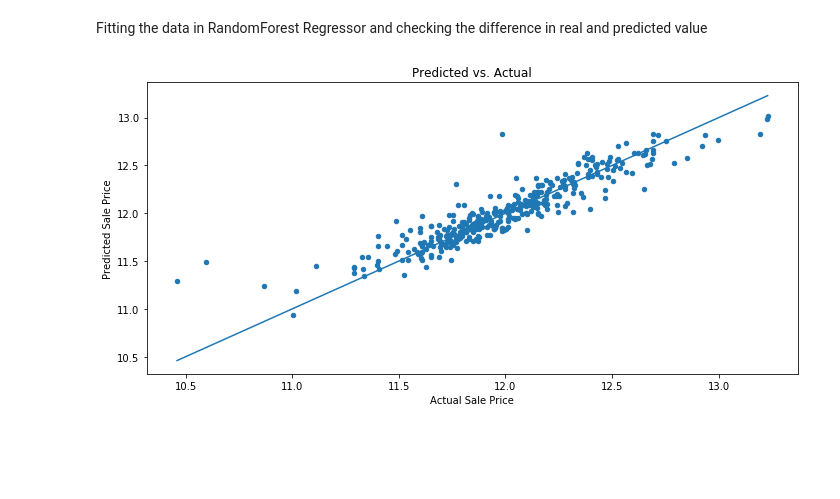
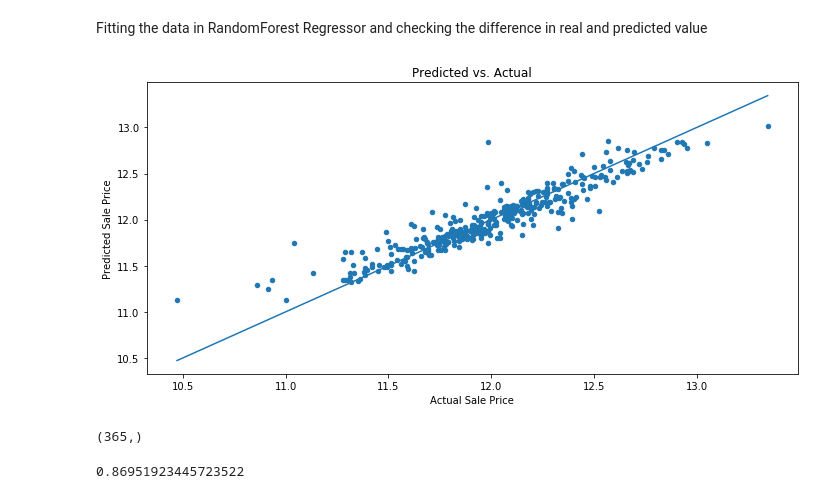
Before and after one commit to CpuKnows/CS-412-Class-Project, a Jupyter notebook: src/HousePrice_TreeBasedMethods.ipynb, the cells around one changed output. Drawn from its saved outputs; the diff is of its cells as text; code cells hidden in the pictures; blank space fills up the shorter version.

Commit message:
Random forest regression

```diff
--- a/src/HousePrice_TreeBasedMethods.ipynb
+++ b/src/HousePrice_TreeBasedMethods.ipynb
@@ -90,17 +90,25 @@ Fitting the data in RandomForest Regressor and checking the difference in real a
 # %%
 X_train,X_test,y_train,y_test = train_test_split(trainX,trainY)
 
-clf = RandomForestRegressor(n_estimators=300)
+clf = RandomForestRegressor(n_estimators=500)
 clf.fit(X_train,y_train)
 yPred = clf.predict(X_test)
 
 plt.figure(figsize=(10, 5))
 plt.scatter(y_test, yPred, s=20)
 plt.title('Predicted vs. Actual')
 plt.xlabel('Actual Sale Price')
 plt.ylabel('Predicted Sale Price')
 
 plt.plot([min(y_test), max(y_test)], [min(y_test), max(y_test)])
 plt.tight_layout()
 # %% [output]
-[figure, old version]
+[figure, new version]
+# %%
+yPred.shape
+# %% [output]
+(365,)
+# %%
+clf.score(X_test,y_test)
+# %% [output]
+0.86951923445723522
```
